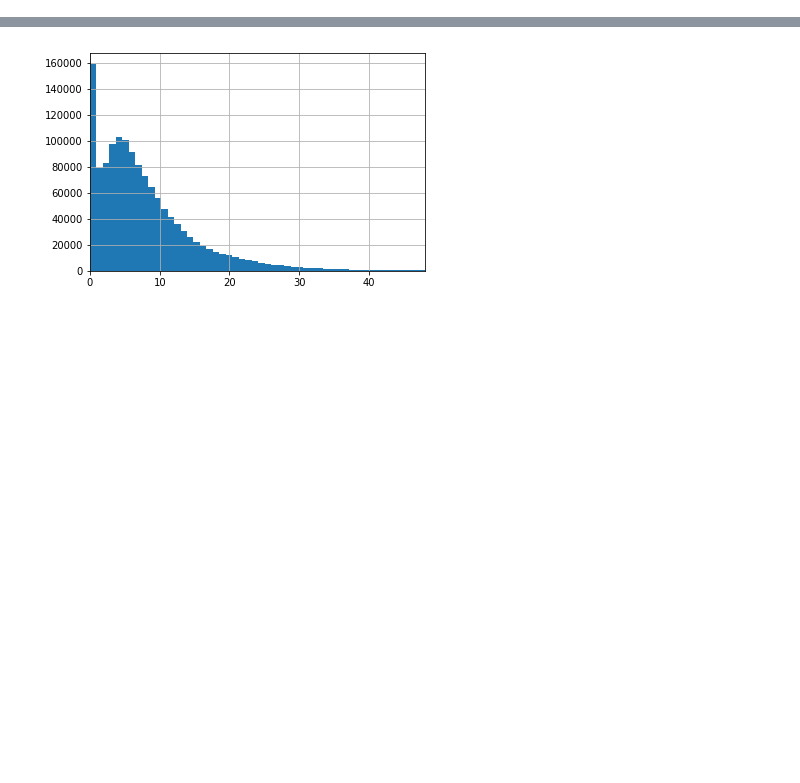
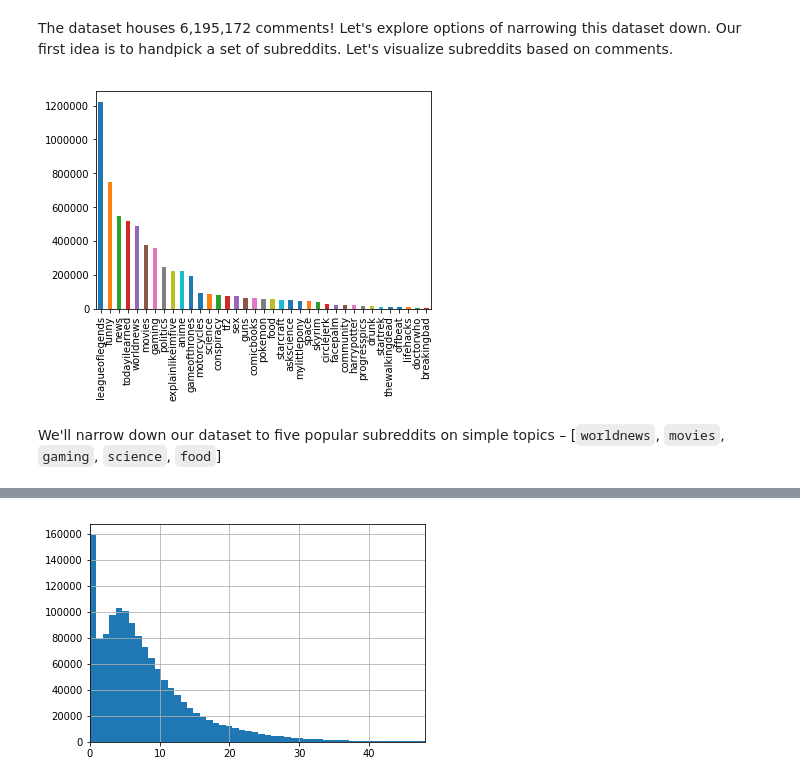
Before and after one commit to Prakhar-USF/ml-reddit, a Jupyter notebook: preprocessing.ipynb, the cells around one changed output, grey strips where cells are left out. Saved outputs shown, nothing was run; the diff lists cells and outputs as text; code cells hidden in the pictures; blank space fills up the shorter version.

```diff
--- a/preprocessing.ipynb
+++ b/preprocessing.ipynb
@@ -74,0 +88,9 @@ df.shape
+# %% [markdown]
+The dataset houses 6,195,172 comments! Let's explore options of narrowing this dataset down. Our first idea is to handpick a set of subreddits. Let's visualize subreddits based on comments.
+# %%
+df.subreddit.value_counts().plot(kind='bar')
+plt.show()
+# %% [output]
+[figure, added]
+# %% [markdown]
+We'll narrow down our dataset to five popular subreddits on simple topics – [`worldnews`, `movies`, `gaming`, `science`, `food`]
```
Also changed, not shown: parts of 51 cells of this notebook.
